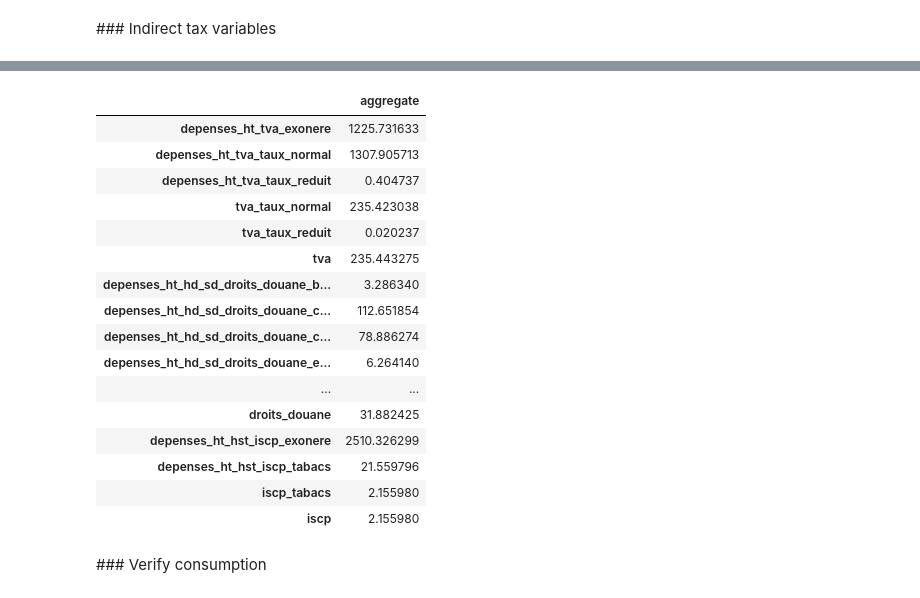
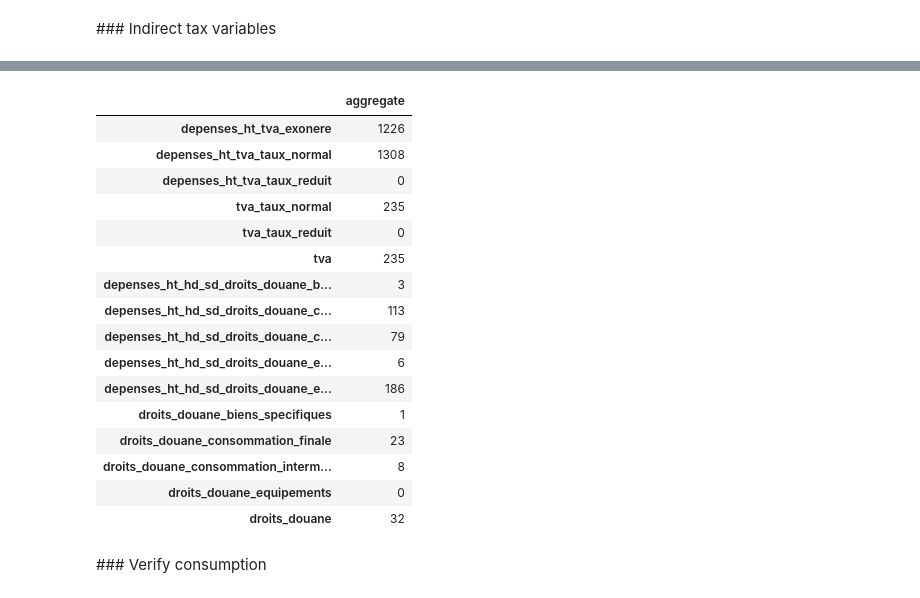
Before and after one commit to openfisca/openfisca-ceq, a Jupyter notebook: notebooks/mali.ipynb, the cells around one changed output, grey strips where cells are left out. Drawn from its saved outputs; the diff is of its cells as text; code cells hidden in the pictures.

Commit message:
More rounding

```diff
--- a/notebooks/mali.ipynb
+++ b/notebooks/mali.ipynb
@@ -232,31 +230,31 @@ indirect_tax_variables
 # %%
 taxes_and_tariffs = pd.DataFrame(
     index = indirect_tax_variables,
     columns = ['aggregate'],
     data = [
         survey_scenario.compute_aggregate(variable, period = year) / 1e9
         for variable in indirect_tax_variables
         ]
     )
-taxes_and_tariffs
+taxes_and_tariffs.round().astype({"aggregate": int})
 # %% [output]
 |  | aggregate |
-| depenses_ht_tva_exonere | 1225.731633 |
-| depenses_ht_tva_taux_normal | 1307.905713 |
-| depenses_ht_tva_taux_reduit | 0.404737 |
-| tva_taux_normal | 235.423038 |
-| tva_taux_reduit | 0.020237 |
-| tva | 235.443275 |
-| depenses_ht_hd_sd_droits_douane_b... | 3.286340 |
-| depenses_ht_hd_sd_droits_douane_c... | 112.651854 |
-| depenses_ht_hd_sd_droits_douane_c... | 78.886274 |
-| depenses_ht_hd_sd_droits_douane_e... | 6.264140 |
-| ... | ... |
-| droits_douane | 31.882425 |
-| depenses_ht_hst_iscp_exonere | 2510.326299 |
-| depenses_ht_hst_iscp_tabacs | 21.559796 |
-| iscp_tabacs | 2.155980 |
-| iscp | 2.155980 |
+| depenses_ht_tva_exonere | 1226 |
+| depenses_ht_tva_taux_normal | 1308 |
+| depenses_ht_tva_taux_reduit | 0 |
+| tva_taux_normal | 235 |
+| tva_taux_reduit | 0 |
+| tva | 235 |
+| depenses_ht_hd_sd_droits_douane_b... | 3 |
+| depenses_ht_hd_sd_droits_douane_c... | 113 |
+| depenses_ht_hd_sd_droits_douane_c... | 79 |
+| depenses_ht_hd_sd_droits_douane_e... | 6 |
+| depenses_ht_hd_sd_droits_douane_e... | 186 |
+| droits_douane_biens_specifiques | 1 |
+| droits_douane_consommation_finale | 23 |
+| droits_douane_consommation_interm... | 8 |
+| droits_douane_equipements | 0 |
+| droits_douane | 32 |
 # %% [markdown]
 ### Verify consumption
 # %%
```
Also changed, not shown: parts of 3 cells of this notebook, 3 other files.
